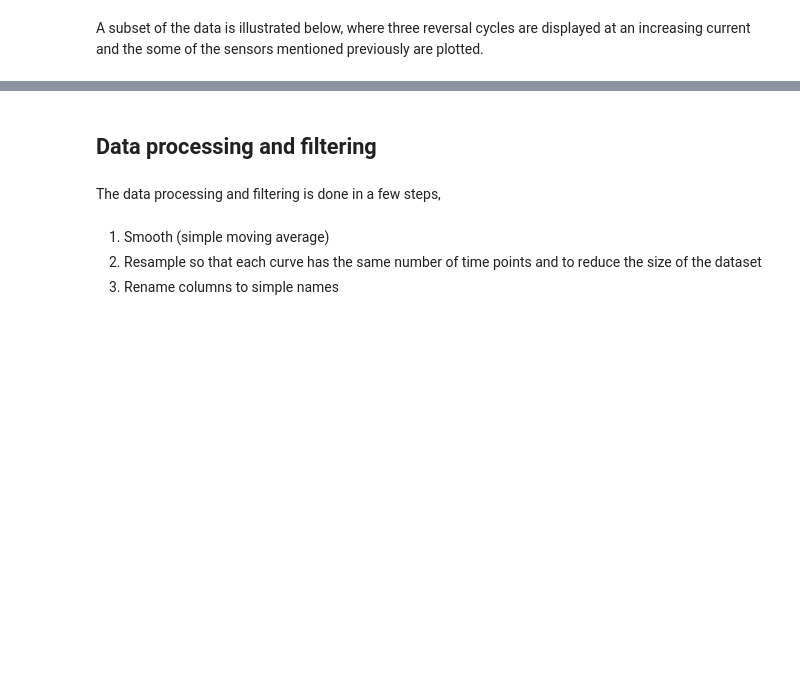
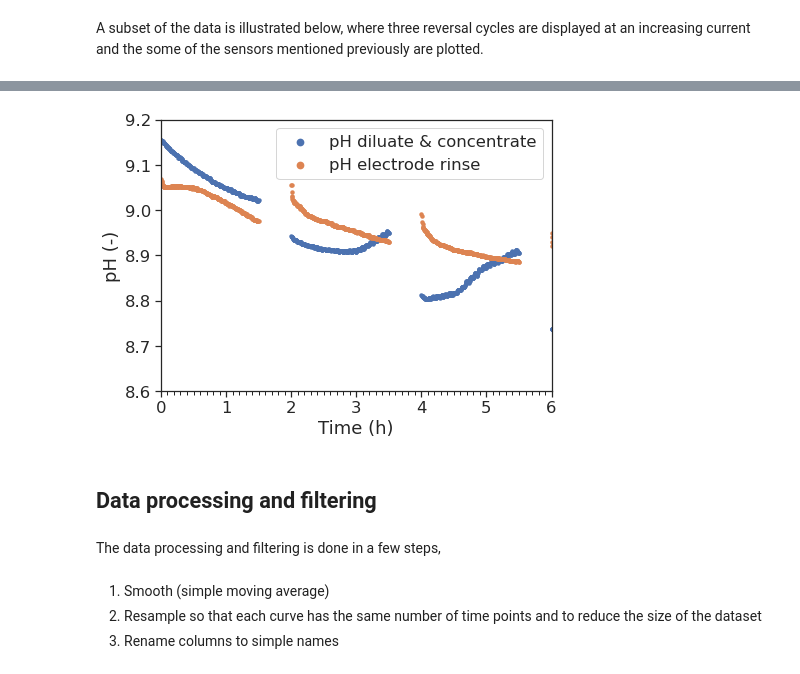
Before and after one commit to Beramos/Data-on-ion-exchange-membrane-fouling-by-humic-acid-during-electrodialysis, a Jupyter notebook: dataProcessing.ipynb, the cells around one changed output, grey strips where cells are left out. Saved outputs shown, nothing was run; the diff lists cells and outputs as text; code cells hidden in the pictures; blank space fills up the shorter version.

```diff
--- a/dataProcessing.ipynb
+++ b/dataProcessing.ipynb
@@ -268,0 +303,18 @@ f.savefig(figPath + name + '.png', dpi = 300)
+# %%
+f, axes = plt.subplots(figsize=(7, 5))
+sns.scatterplot(x="Time (h)", y="PH1", data=sliceDF, label=r"pH diluate & concentrate",linewidth=0, s=20)
+sns.scatterplot(x="Time (h)", y="PH3", data=sliceDF, label=r"pH electrode rinse",linewidth=0, s=20)
+axes.set_xlim((0,6))
+axes.set_ylim((8.6,9.2))
+axes.set(ylabel='pH (-)')
+axes.set_xticks(np.arange(0,60)/10, minor=True);
+lgnd = axes.legend()
+lgnd.legendHandles[0]._sizes = [60]
+lgnd.legendHandles[1]._sizes = [60]
+
+name = 'sensor_pH'
+f.savefig(figPath + name + '.svg')
+f.savefig(figPath + name + '.pdf')
+f.savefig(figPath + name + '.png', dpi = 300)
+# %% [output]
+[figure, added]
```
Also changed, not shown: parts of 5 cells of this notebook.
